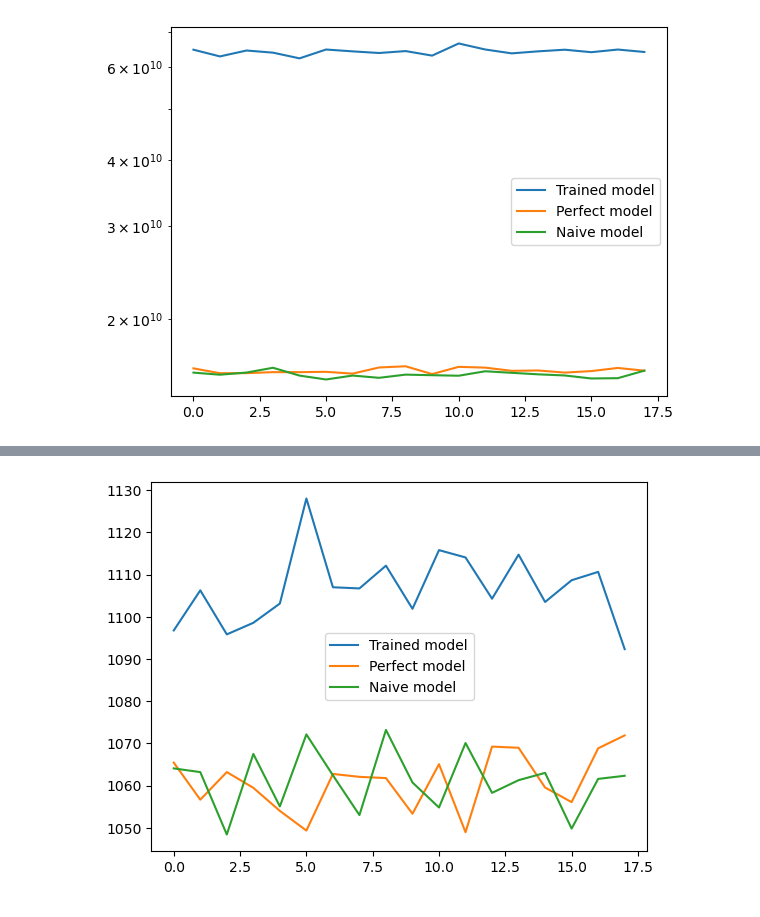
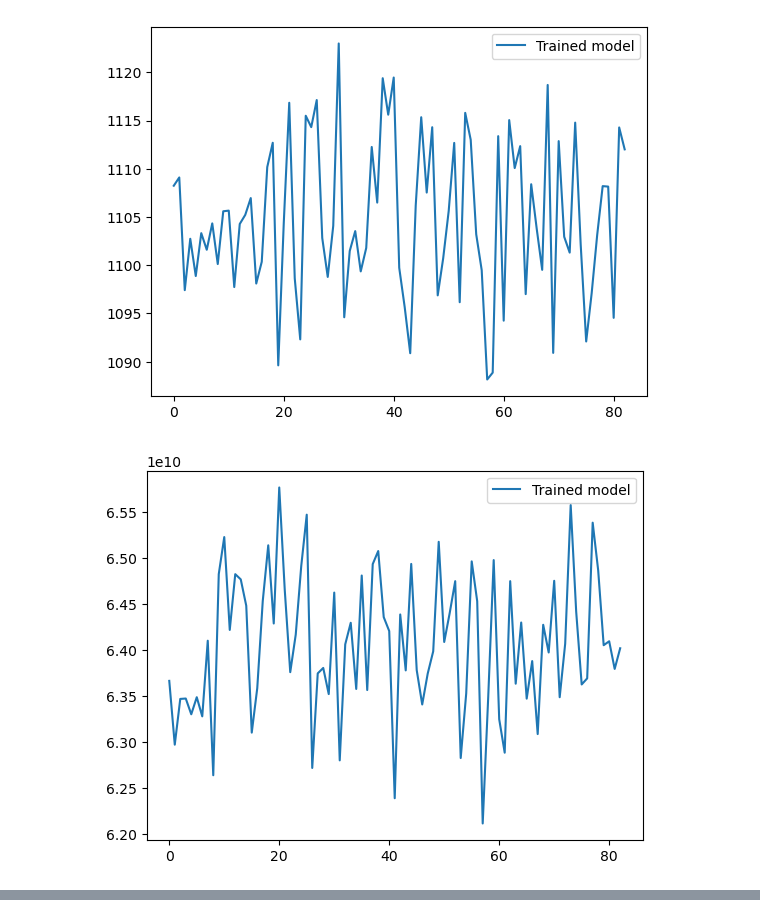
Before and after one commit to mie-lab/Complexity-Aware-Traffic-Prediction, a Jupyter notebook: exploration/CATP/plotting/analyse_across_epochs.ipynb, the cells around one changed output, grey strips where cells are left out. Cells and saved outputs as stored; diff of their text form; code cells hidden in the pictures.

```diff
--- a/exploration/CATP/plotting/analyse_across_epochs.ipynb
+++ b/exploration/CATP/plotting/analyse_across_epochs.ipynb
@@ -11,0 +79,4 @@ df.head()
+# %%
+import pandas as pd
+df = pd.read_csv("across_batch.csv")
+df.head()
@@ -11,0 +91,4 @@ df.head()
+# %%
+import numpy as np
+df['batch_num'] = np.arange(df.shape[0])
+df.head()
@@ -12,17 +123,48 @@ df.head()
 # %%
-x = df["epoch"].tolist()
+x = df["batch_num"].tolist()
+cx_MP = df["CSR_MP_no_thresh_mean"].tolist()
+cx_PM = df["CSR_PM_no_thresh_mean"].tolist()
+cx_NM = df["CSR_NM_no_thresh_mean"].tolist()
+
+
+import matplotlib.pyplot as plt
+plt.plot(x, cx_MP, label = "Trained model")
+# plt.plot(x, cx_PM, label = "Perfect model")
+# plt.plot(x, cx_NM, label = "Naive model")
+plt.legend()
+# plt.yscale('log')
+plt.show()
+
+
+x = df["batch_num"].tolist()
 cx_MP = df["CSR_MP_y_dist_mse"].tolist()
 cx_PM = df["CSR_PM_y_dist_mse"].tolist()
 cx_NM = df["CSR_NM_y_dist_mse"].tolist()
 
-val_mse = df["val_loss"].tolist()
+
+import matplotlib.pyplot as plt
+plt.plot(x, cx_MP, label = "Trained model")
+# plt.plot(x, cx_PM, label = "Perfect model")
+# plt.plot(x, cx_NM, label = "Naive model")
+plt.legend()
+# plt.yscale('log')
+plt.show()
+
+
+
+x = df["batch_num"].tolist()
+cx_MP = df["CSR_MP_no_thresh_frac_mean"].tolist()
+cx_PM = df["CSR_PM_no_thresh_frac_mean"].tolist()
+cx_NM = df["CSR_NM_no_thresh_frac_mean"].tolist()
+
 
 import matplotlib.pyplot as plt
 plt.plot(x, cx_MP, label = "Trained model")
 plt.plot(x, cx_PM, label = "Perfect model")
 plt.plot(x, cx_NM, label = "Naive model")
 plt.legend()
-plt.yscale('log')
+# plt.yscale('log')
 plt.show()
 # %% [output]
-[figure, old version]
+[figure, new version]
+[figure, added]
@@ -29,17 +171,0 @@ plt.show()
-# %%
-x = df["epoch"].tolist()
-cx_MP = df["CSR_MP_y_dist_mean_l_inf"].tolist()
-cx_PM = df["CSR_PM_y_dist_mean_l_inf"].tolist()
-cx_NM = df["CSR_NM_y_dist_mean_l_inf"].tolist()
-
-val_mse = df["val_loss"].tolist()
-
-import matplotlib.pyplot as plt
-plt.plot(x, cx_MP, label = "Trained model")
-plt.plot(x, cx_PM, label = "Perfect model")
-plt.plot(x, cx_NM, label = "Naive model")
-plt.legend()
-# plt.yscale('log')
-plt.show()
-# %% [output]
-[figure, removed]
```
Also changed, not shown: parts of 7 cells of this notebook, 7 other files.
